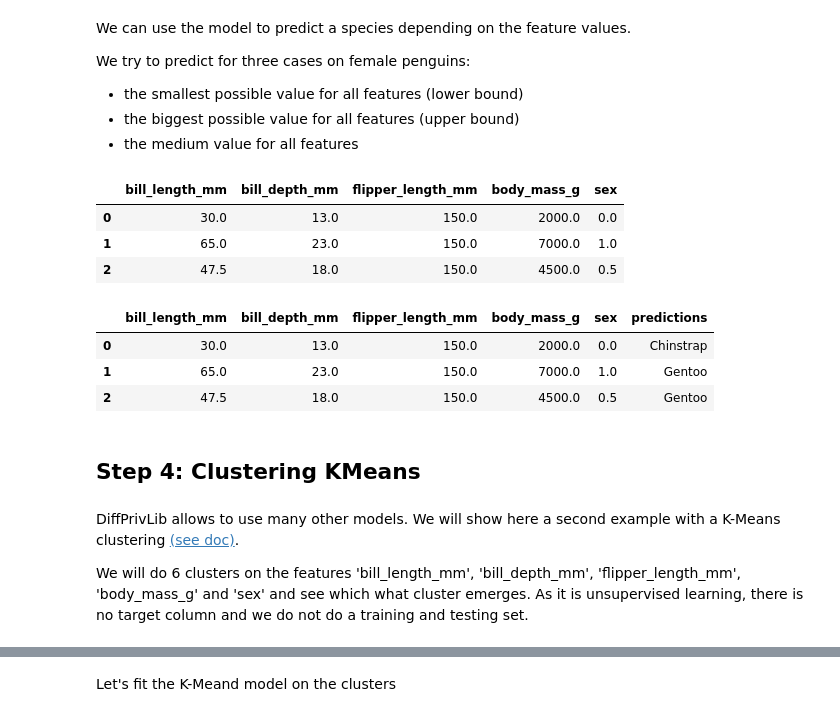
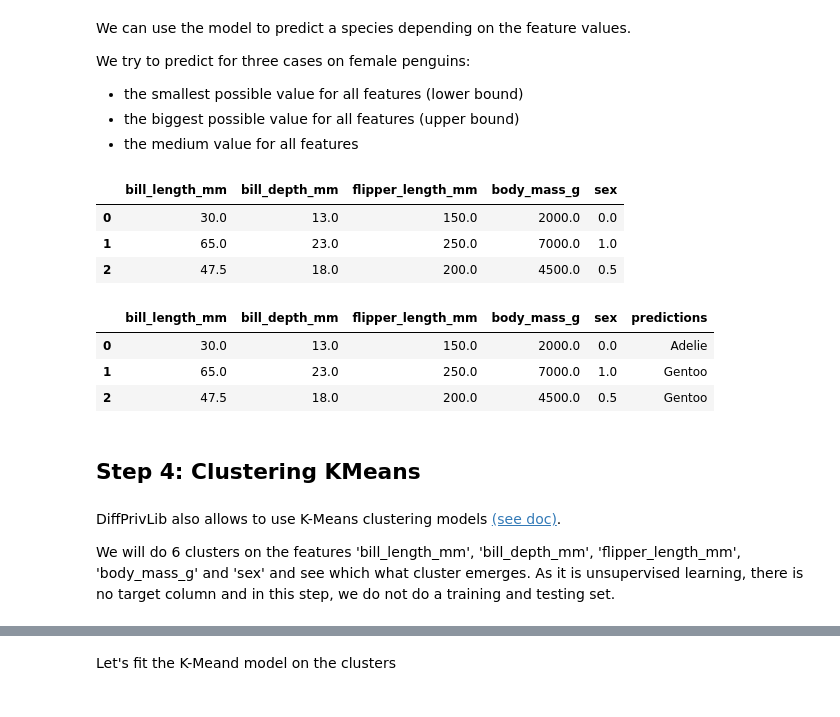
Before and after one commit to dscc-admin-ch/ESTP_DP_Course, a Jupyter notebook: DiffPrivLib.ipynb, the cells around one changed output, grey strips where cells are left out. Cells and saved outputs as stored; diff of their text form; code cells hidden in the pictures.

```diff
--- a/DiffPrivLib.ipynb
+++ b/DiffPrivLib.ipynb
@@ -278,9 +278,9 @@ from diffprivlib import BudgetAccountant
 # %%
 accountant = BudgetAccountant()
 
-dpl_pipeline_with_scaler = Pipeline([
-    ('scaler', models.StandardScaler(epsilon = 0.5, bounds=dpl_bounds, accountant=accountant)),
-    ('classifier', models.LogisticRegression(epsilon = 1.0, data_norm=new_data_norm, accountant=accountant))
+pipeline_with_scaler = Pipeline([
+    ('scaler', models.StandardScaler(epsilon = 0.5, bounds=feature_bounds, accountant=accountant)),
+    ('classifier', models.LogisticRegression(epsilon = 1.0, data_norm=scaled_data_norm, accountant=accountant))
 ])
 # %% [markdown]
 With the `.total()` method, we can see the budget spent by the models. For now it was not fitted on the data so the budget is 0.
@@ -291,7 +291,7 @@ accountant.total()
 # %% [markdown]
 We train the model on the data and check the budget again:
 # %%
-dpl_pipeline_with_scaler = dpl_pipeline_with_scaler.fit(x_train, y_train)
+pipeline_with_scaler = pipeline_with_scaler.fit(x_train, y_train)
 accountant.total()
 # %% [output]
 (epsilon=1.5, delta=0.0)
@@ -309,8 +309,8 @@ We try to predict for three cases on female penguins:
 # %%
 x_to_predict_dict = {}
 for col in feature_columns:
-    lower = bounds[col]['lower']
-    upper = bounds[col]['upper']
+    lower = metadata_bounds[col]['lower']
+    upper = metadata_bounds[col]['upper']
     midpoint = (lower + upper) / 2
     x_to_predict_dict[col] = [lower, upper, midpoint]
 
@@ -319,20 +319,20 @@ x_to_predict
 # %% [output]
 |  | bill_length_mm | bill_depth_mm | flipper_length_mm | body_mass_g | sex |
 | 0 | 30.0 | 13.0 | 150.0 | 2000.0 | 0.0 |
-| 1 | 65.0 | 23.0 | 150.0 | 7000.0 | 1.0 |
-| 2 | 47.5 | 18.0 | 150.0 | 4500.0 | 0.5 |
+| 1 | 65.0 | 23.0 | 250.0 | 7000.0 | 1.0 |
+| 2 | 47.5 | 18.0 | 200.0 | 4500.0 | 0.5 |
 # %%
-predictions = dpl_pipeline_with_scaler.predict(x_to_predict)
+predictions = pipeline_with_scaler.predict(x_to_predict)
 x_to_predict["predictions"] = predictions
 x_to_predict
 # %% [output]
 |  | bill_length_mm | bill_depth_mm | flipper_length_mm | body_mass_g | sex | predictions |
-| 0 | 30.0 | 13.0 | 150.0 | 2000.0 | 0.0 | Chinstrap |
-| 1 | 65.0 | 23.0 | 150.0 | 7000.0 | 1.0 | Gentoo |
-| 2 | 47.5 | 18.0 | 150.0 | 4500.0 | 0.5 | Gentoo |
+| 0 | 30.0 | 13.0 | 150.0 | 2000.0 | 0.0 | Adelie |
+| 1 | 65.0 | 23.0 | 250.0 | 7000.0 | 1.0 | Gentoo |
+| 2 | 47.5 | 18.0 | 200.0 | 4500.0 | 0.5 | Gentoo |
 # %% [markdown]
 ## Step 4: Clustering KMeans
 # %% [markdown]
-DiffPrivLib allows to use many other models. We will show here a second example with a K-Means clustering [(see doc)](https://diffprivlib.readthedocs.io/en/latest/modules/models.html#k-means).
+DiffPrivLib also allows to use K-Means clustering models [(see doc)](https://diffprivlib.readthedocs.io/en/latest/modules/models.html#k-means).
 
-We will do 6 clusters on the features 'bill_length_mm', 'bill_depth_mm', 'flipper_length_mm', 'body_mass_g' and 'sex' and see which what cluster emerges. As it is unsupervised learning, there is no target column and we do not do a training and testing set.
+We will do 6 clusters on the features 'bill_length_mm', 'bill_depth_mm', 'flipper_length_mm', 'body_mass_g' and 'sex' and see which what cluster emerges. As it is unsupervised learning, there is no target column and in this step, we do not do a training and testing set.
```
Also changed, not shown: parts of 20 cells of this notebook.
